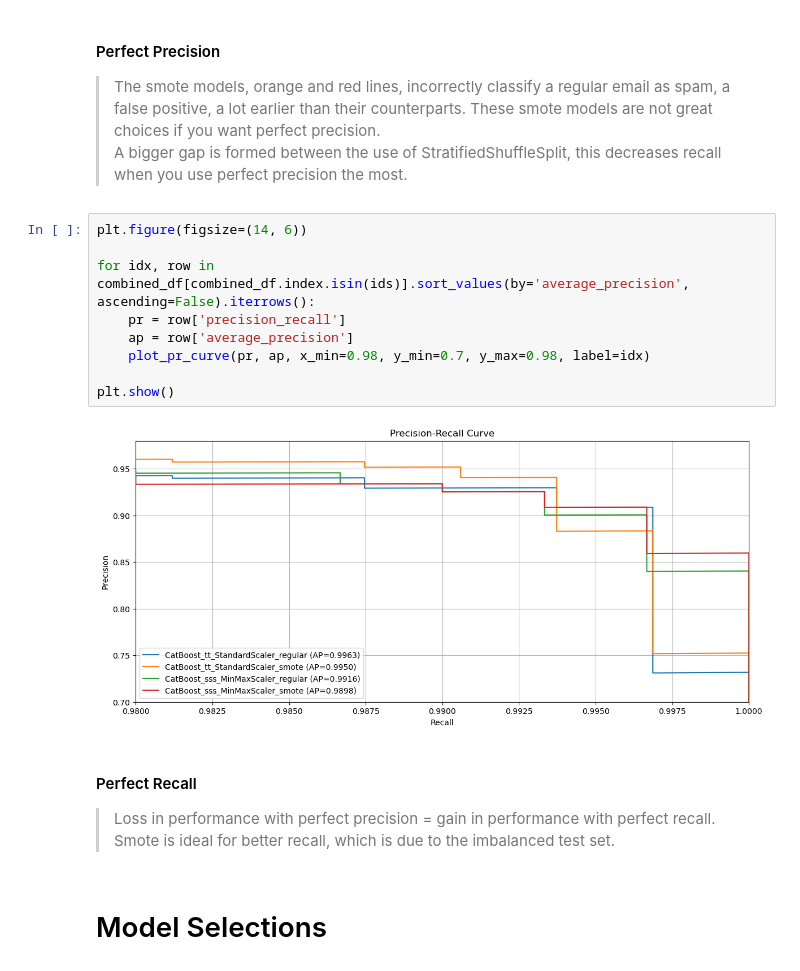
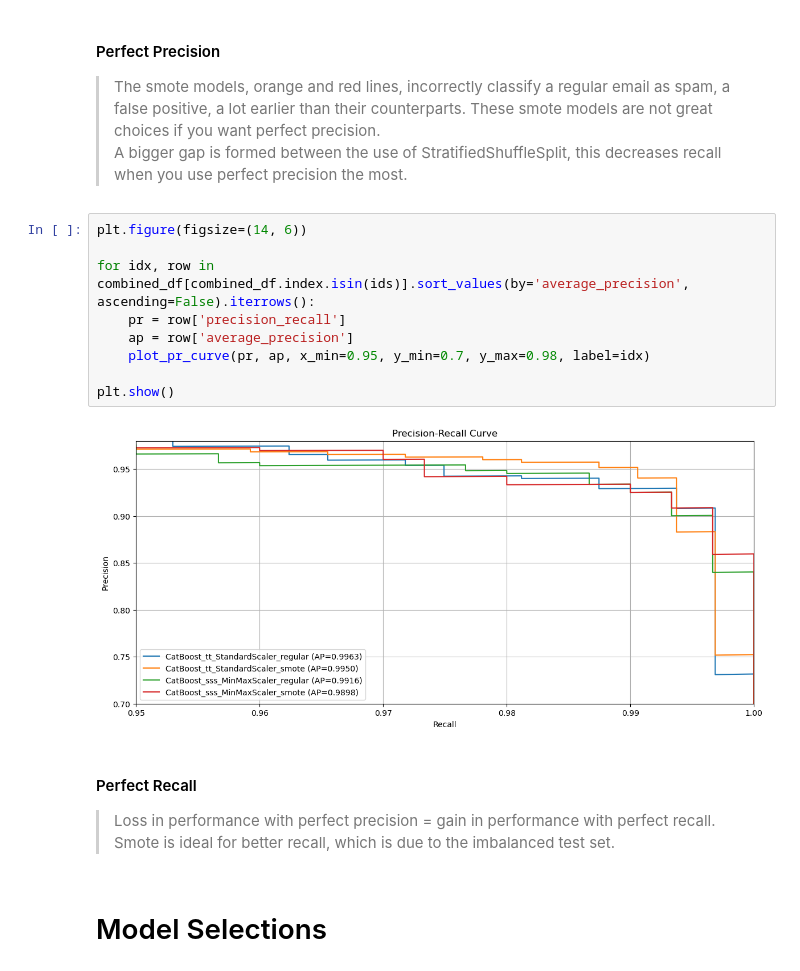
Before and after one commit to pgrts/Springboard, a Jupyter notebook: spam/Modeling.ipynb, the cells around one changed output. Saved outputs shown, nothing was run; the diff lists cells and outputs as text.

```diff
--- a/spam/Modeling.ipynb
+++ b/spam/Modeling.ipynb
@@ -598,20 +598,20 @@ plt.show()
 #### Perfect Precision
 >The smote models, orange and red lines, incorrectly classify a regular email as spam, a false positive, a lot earlier than their counterparts. These smote models are not great choices if you want perfect precision.
 A bigger gap is formed between the use of StratifiedShuffleSplit, this decreases recall when you use perfect precision the most.
-# %%
-plt.figure(figsize=(14, 6))
-
-for idx, row in combined_df[combined_df.index.isin(ids)].sort_values(by='average_precision', ascending=False).iterrows():
-    pr = row['precision_recall']
-    ap = row['average_precision']
-    plot_pr_curve(pr, ap, x_min=0.98, y_min=0.7, y_max=0.98, label=idx)
-
-plt.show()
-# %% [output]
-[figure, removed]
-# %% [markdown]
-#### Perfect Recall
->Loss in performance with perfect precision = gain in performance with perfect recall. Smote is ideal for better recall, which is due to the imbalanced test set.
+# %%
+plt.figure(figsize=(14, 6))
+
+for idx, row in combined_df[combined_df.index.isin(ids)].sort_values(by='average_precision', ascending=False).iterrows():
+    pr = row['precision_recall']
+    ap = row['average_precision']
+    plot_pr_curve(pr, ap, x_min=0.95, y_min=0.7, y_max=0.98, label=idx)
+
+plt.show()
+# %% [output]
+[figure, added]
+# %% [markdown]
+#### Perfect Recall
+>Loss in performance with perfect precision = gain in performance with perfect recall. Smote is ideal for better recall, which is due to the imbalanced test set.
 # %% [markdown]
 # Model Selections
 # %%
```
Also changed, not shown: parts of 41 cells of this notebook.
